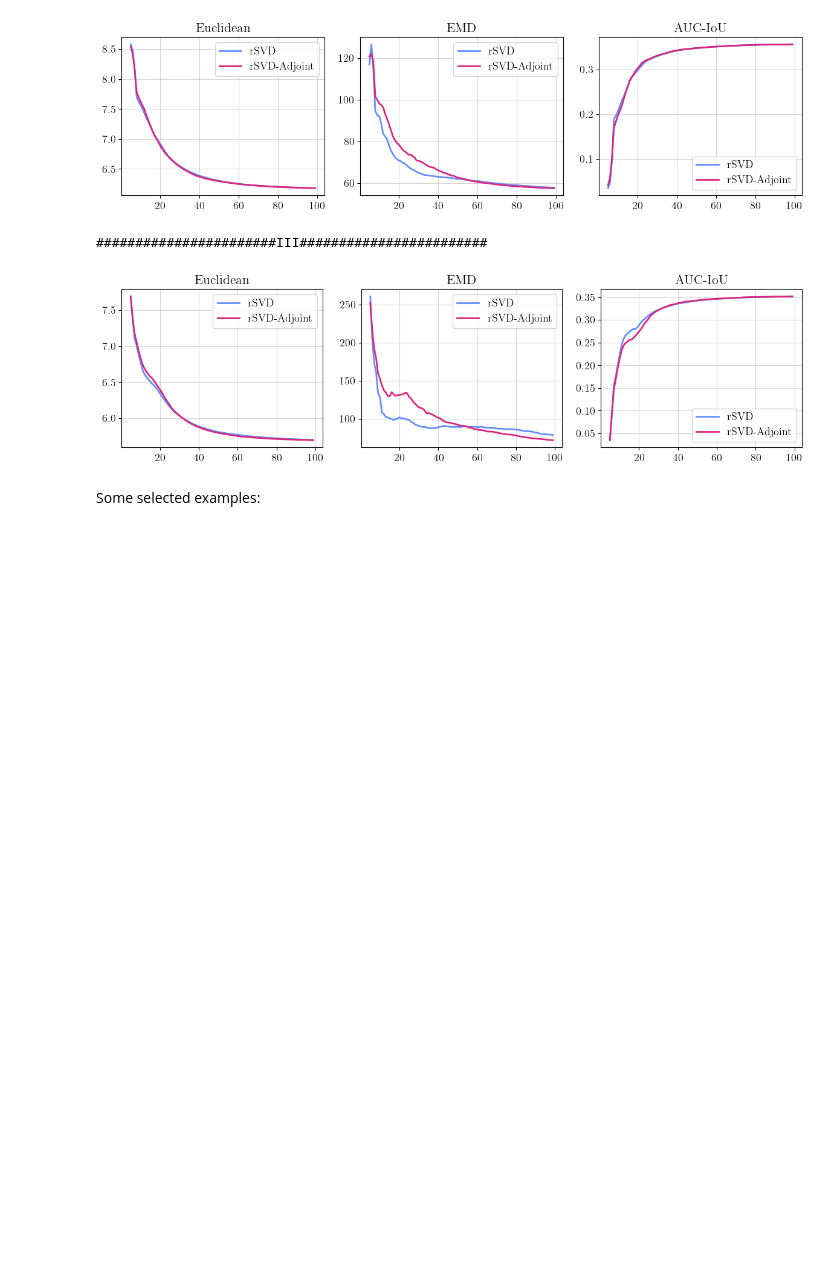
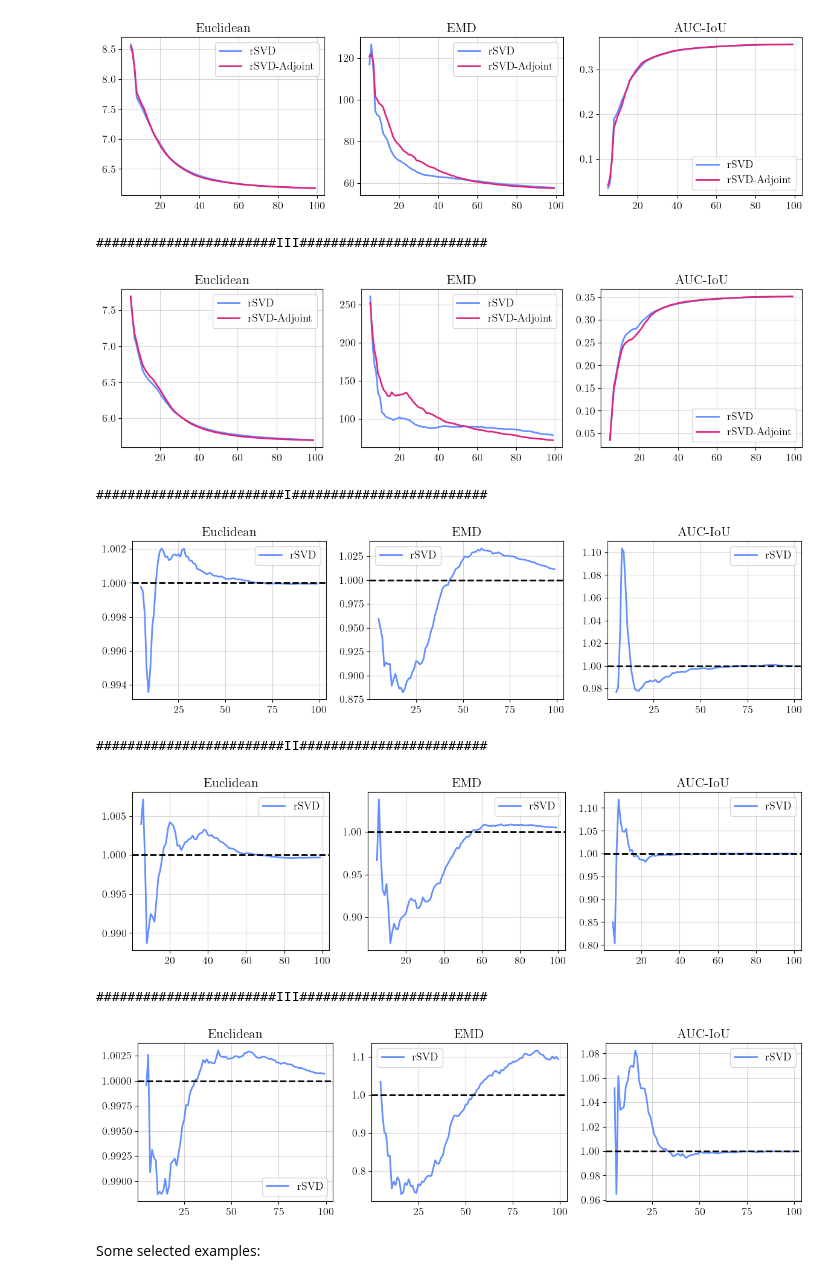
Before and after one commit to EliasSev/masters-thesis, a Jupyter notebook: notebooks/matrix_free_rsvd_new/03_rsvdAjoint_error.ipynb, the cells around one changed output. Drawn from its saved outputs; the diff is of its cells as text; code cells hidden in the pictures; blank space fills up the shorter version.

```diff
--- a/notebooks/matrix_free_rsvd_new/03_rsvdAjoint_error.ipynb
+++ b/notebooks/matrix_free_rsvd_new/03_rsvdAjoint_error.ipynb
@@ -99,6 +99,38 @@ for result in results:
 [figure]
 #######################III########################
 [figure]
+# %%
+def plot_df_relative(df):
+    from utils.colors import C2
+
+    fig, axes = plt.subplots(1, 3, figsize=(12, 3.5))
+
+    dists = ['euc', 'emd', 'auc_iou']
+    labels = ['Euclidean', 'EMD', 'AUC-IoU']
+    for i, (dist, ax) in enumerate(zip(dists, axes.flat)):
+        ax.set_title(labels[i])
+        ax.plot(df.k, df['rsvd_' + dist] / df['rsvdAdj_' + dist], label='rSVD', c=C2[0], lw=2)
+        ax.axhline(1.0, c='black', ls='--', lw=2.0)
+
+        ax.grid(True, alpha=0.5)
+        ax.legend()
+
+    plt.tight_layout()
+    plt.show()
+
+
+for result in results:
+    params = result['params']
+    print(f"{params['pid']:#^50}")
+    df = result['df'].groupby('k').agg('mean').reset_index()
+    plot_df_relative(df)
+# %% [output]
+########################I#########################
+[figure, added]
+########################II########################
+[figure, added]
+#######################III########################
+[figure, added]
 # %% [markdown]
 Some selected examples:
 # %%
```
Also changed, not shown: parts of 3 cells of this notebook, 1 other file.
